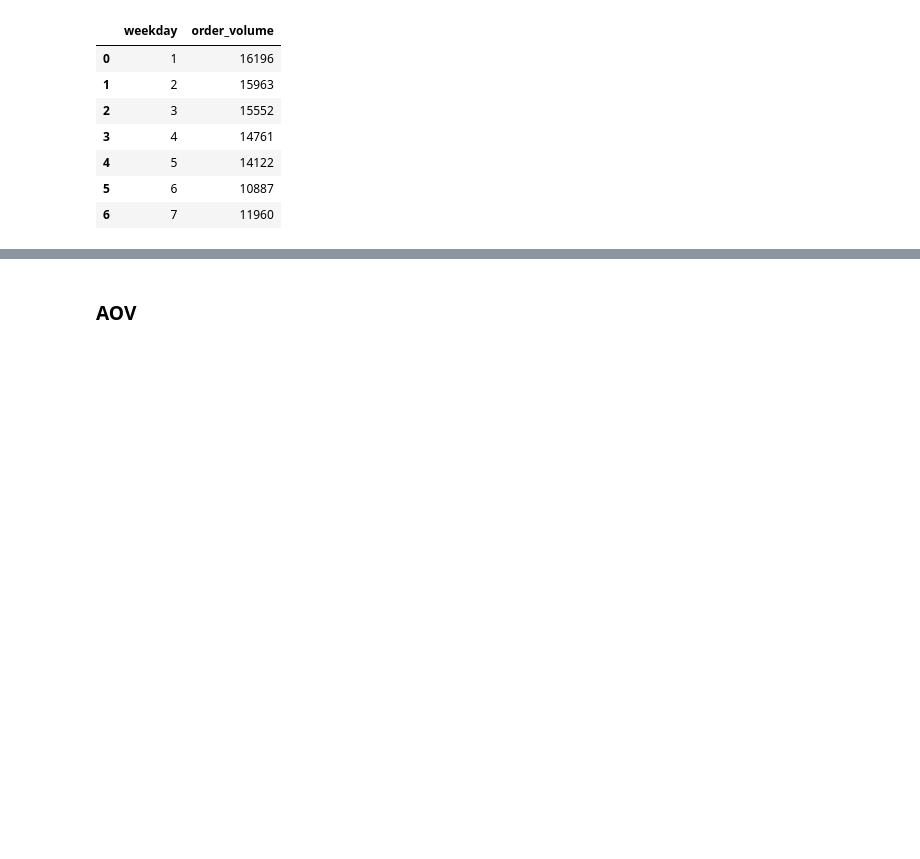
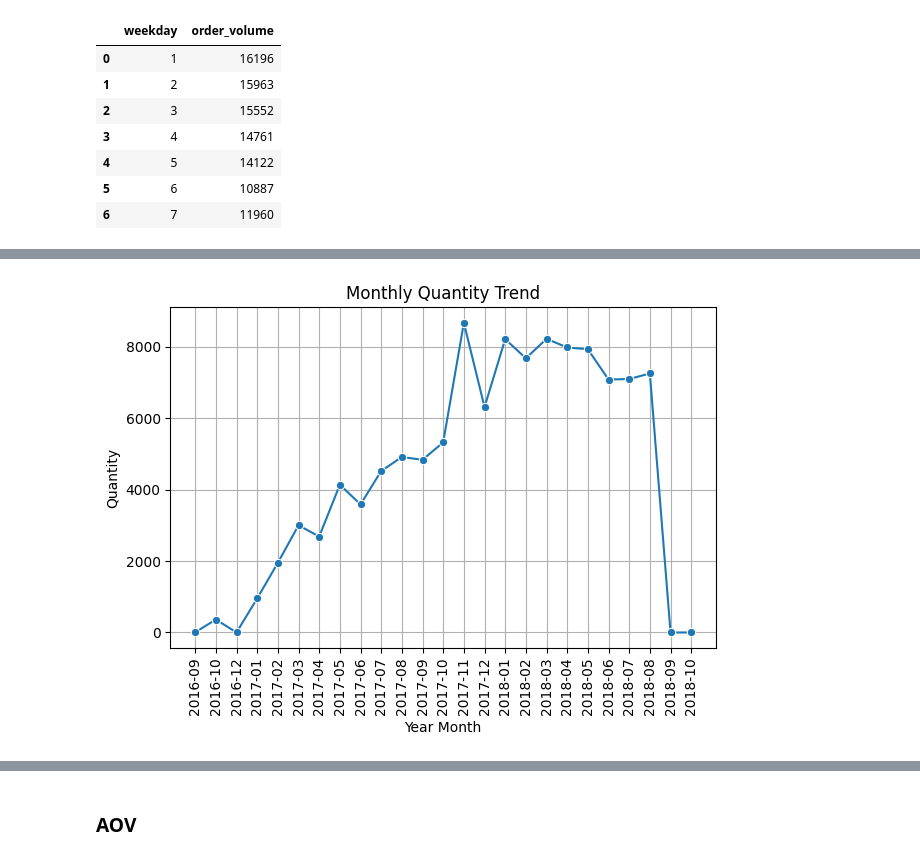
Before and after one commit to MattiaVerardi/olist-ecommerce-analytics, a Jupyter notebook: python/10_eda.ipynb, the cells around one changed output, grey strips where cells are left out. Saved outputs shown, nothing was run; the diff lists cells and outputs as text; code cells hidden in the pictures; blank space fills up the shorter version.

```diff
--- a/python/10_eda.ipynb
+++ b/python/10_eda.ipynb
@@ -1982,9 +1995,11 @@ monthly_trend_performance = clean_orders.groupby(
         .rename("year_month")
 ).agg(
     revenue=("order_total_value", "sum"),
-    order_volume=("order_id", "size")
+    order_volume=("order_id", "size"),
+    quantity=("order_item_count", "sum")
 ).assign(
-    aov=lambda x: x["revenue"]/x["order_volume"]
+    aov=lambda x: x["revenue"]/x["order_volume"],
+    asp=lambda x: x["revenue"]/x["quantity"]
 ).sort_values(
     "year_month"
 ).reset_index()
@@ -2270,0 +2292,7 @@ plt.show()
+# %%
+monthly_quantity_trend = monthly_trend_performance[[
+    "year_month",
+    "quantity"
+]]
+
+monthly_quantity_trend
@@ -2270,0 +2317,16 @@ plt.show()
+# %%
+sns.lineplot(
+    data=monthly_quantity_trend,
+    x="year_month",
+    y="quantity",
+    marker="o"
+)
+plt.title("Monthly Quantity Trend")
+plt.xlabel("Year Month")
+plt.ylabel("Quantity")
+plt.xticks(rotation=90)
+plt.grid()
+plt.tight_layout()
+plt.show()
+# %% [output]
+[figure, added]
```
Also changed, not shown: parts of 63 cells of this notebook, 5 other files.
